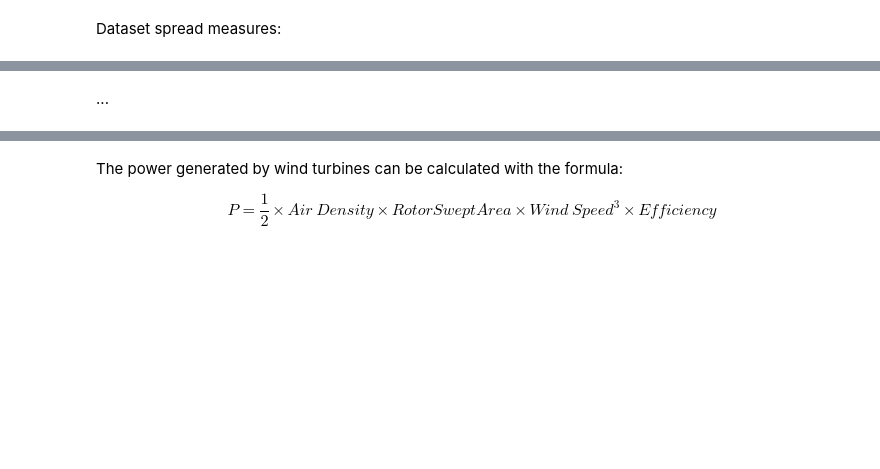
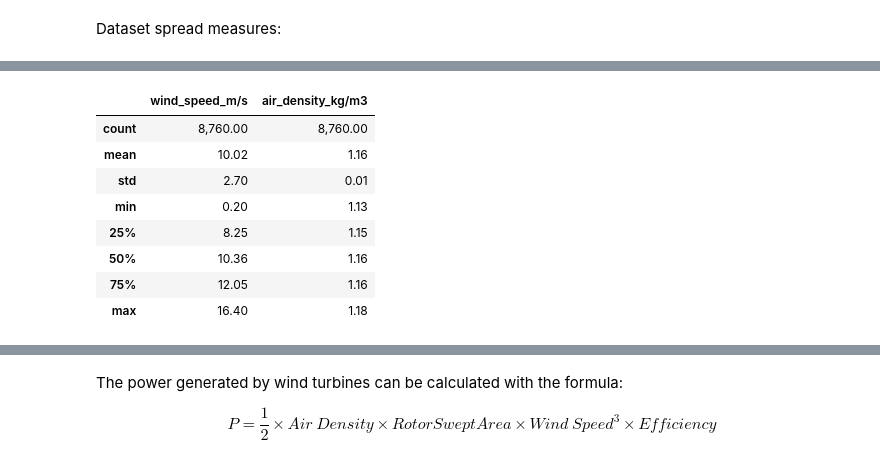
Before and after one commit to daniel-epm/guajira_wind_data, a Jupyter notebook: guajira_wind.ipynb, the cells around one changed output, grey strips where cells are left out. Saved outputs shown, nothing was run; the diff lists cells and outputs as text; code cells hidden in the pictures; blank space fills up the shorter version.

```diff
--- a/guajira_wind.ipynb
+++ b/guajira_wind.ipynb
@@ -177,2 +227,13 @@ dtype: float64
-# %% [markdown]
-...
+# %%
+pd.options.display.float_format = "{:,.2f}".format
+wind_df.describe()
+# %% [output]
+|  | wind_speed_m/s | air_density_kg/m3 |
+| count | 8,760.00 | 8,760.00 |
+| mean | 10.02 | 1.16 |
+| std | 2.70 | 0.01 |
+| min | 0.20 | 1.13 |
+| 25% | 8.25 | 1.15 |
+| 50% | 10.36 | 1.16 |
+| 75% | 12.05 | 1.16 |
+| max | 16.40 | 1.18 |
```
Also changed, not shown: parts of 12 cells of this notebook.
